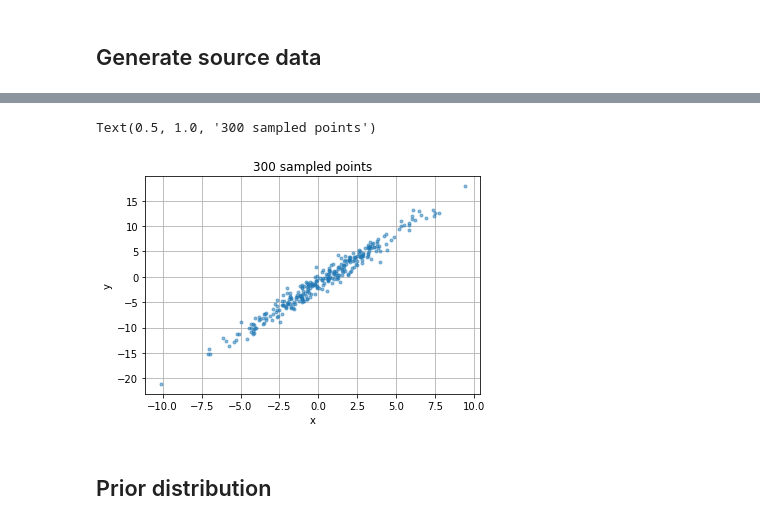
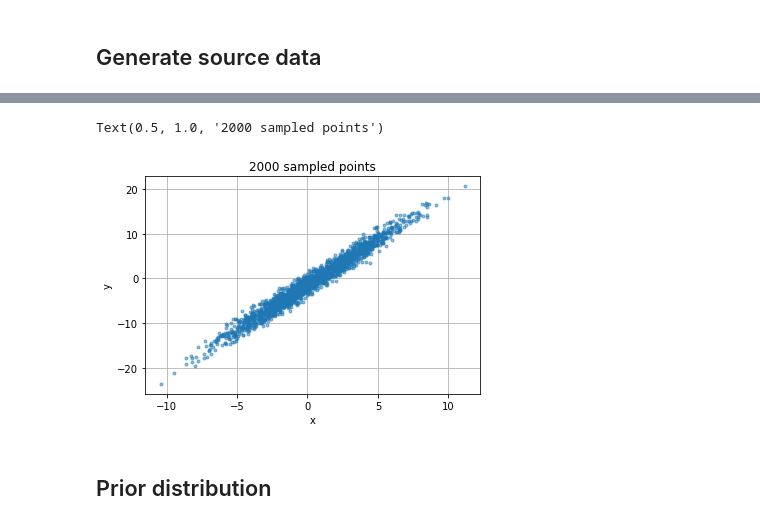
Before and after one commit to vasasav/tensorflow_probability_experiments, a Jupyter notebook: linear_regression.ipynb, the cells around one changed output, grey strips where cells are left out. Cells and saved outputs as stored; diff of their text form; code cells hidden in the pictures.

```diff
--- a/linear_regression.ipynb
+++ b/linear_regression.ipynb
@@ -63,7 +63,7 @@ chosen_lam = np.log(chosen_eps2)
 chosen_beta = 2.0
 chosen_alpha = -1.3
 #
-sample_count = 300
+sample_count = 2000
 
 # configure model
 source_model = tfp.distributions.JointDistributionNamed({
@@ -92,6 +92,6 @@ ax.set_title(f'{sample_count} sampled points')
 To enable them in other operations, rebuild TensorFlow with the appropriate compiler flags.
-Text(0.5, 1.0, '300 sampled points')
+Text(0.5, 1.0, '2000 sampled points')
-[figure, old version]
+[figure, new version]
 # %% [markdown]
 ## Prior distribution
 # %% [markdown]
```
Also changed, not shown: parts of 7 cells of this notebook.
